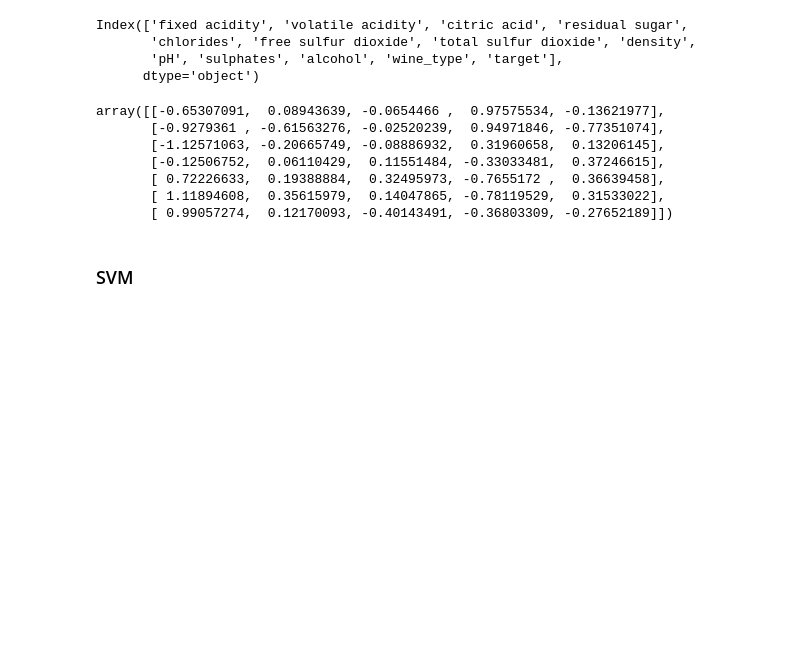
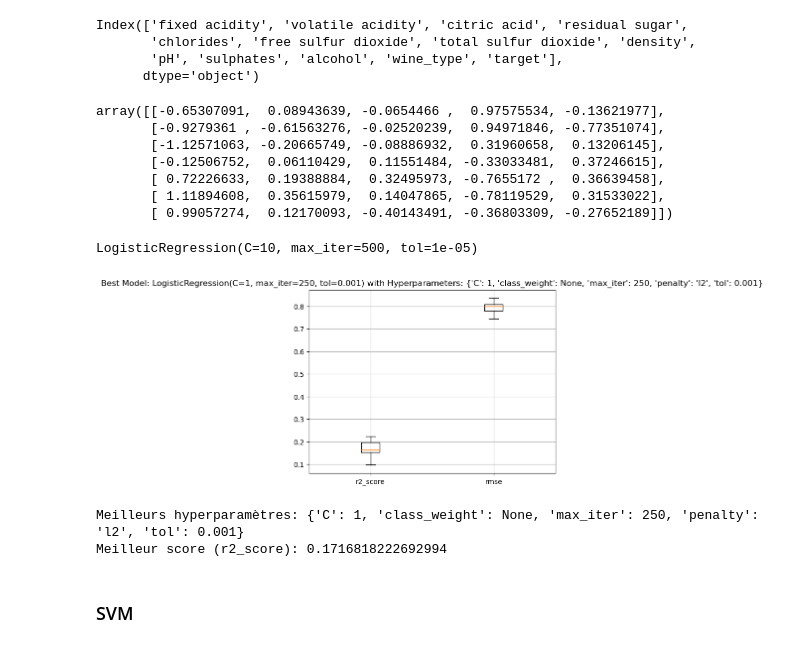
Before and after one commit to AlexPierron/Supervised-Learning, a Jupyter notebook: Regression_Vin/Code.ipynb, the cells around one changed output. Saved outputs shown, nothing was run; the diff lists cells and outputs as text; code cells hidden in the pictures; blank space fills up the shorter version.

```diff
--- a/Regression_Vin/Code.ipynb
+++ b/Regression_Vin/Code.ipynb
@@ -55,6 +66,28 @@ array([[-0.65307091,  0.08943639, -0.0654466 ,  0.97575534, -0.13621977],
        [ 0.72226633,  0.19388884,  0.32495973, -0.7655172 ,  0.36639458],
        [ 1.11894608,  0.35615979,  0.14047865, -0.78119529,  0.31533022],
        [ 0.99057274,  0.12170093, -0.40143491, -0.36803309, -0.27652189]])
+# %%
+import warnings
+warnings.filterwarnings("ignore")
+
+hyperparameters = {
+    "penalty": [ "l2"],
+    'C': [0.01, 0.1, 1, 10],
+    'class_weight': ['balanced', None],
+    'max_iter': [100,250,500],
+    'tol': [1e-3,1e-4, 1e-5],
+}
+
+logistic_model = LogisticRegression()
+
+best_model, best_params, best_score, all_results = grid_search(
+    logistic_model, X, Y, hyperparameters, n=25, random_start= 42,
+    saving_path="Archives_Model/Logistic_Regression/grid_best_model.joblib" ,display_boxplot=True)
+# %% [output]
+LogisticRegression(C=10, max_iter=500, tol=1e-05)
+[figure, added]
+Meilleurs hyperparamètres: {'C': 1, 'class_weight': None, 'max_iter': 250, 'penalty': 'l2', 'tol': 0.001}
+Meilleur score (r2_score): 0.1716818222692994
 # %%
 submission_model = train_and_eval(logistic_model,X,Y,full_train=True)
 data_test = pd.read_csv("Data\wine_test.csv", index_col=0)
```
Also changed, not shown: parts of 4 cells of this notebook, 13 other files.
